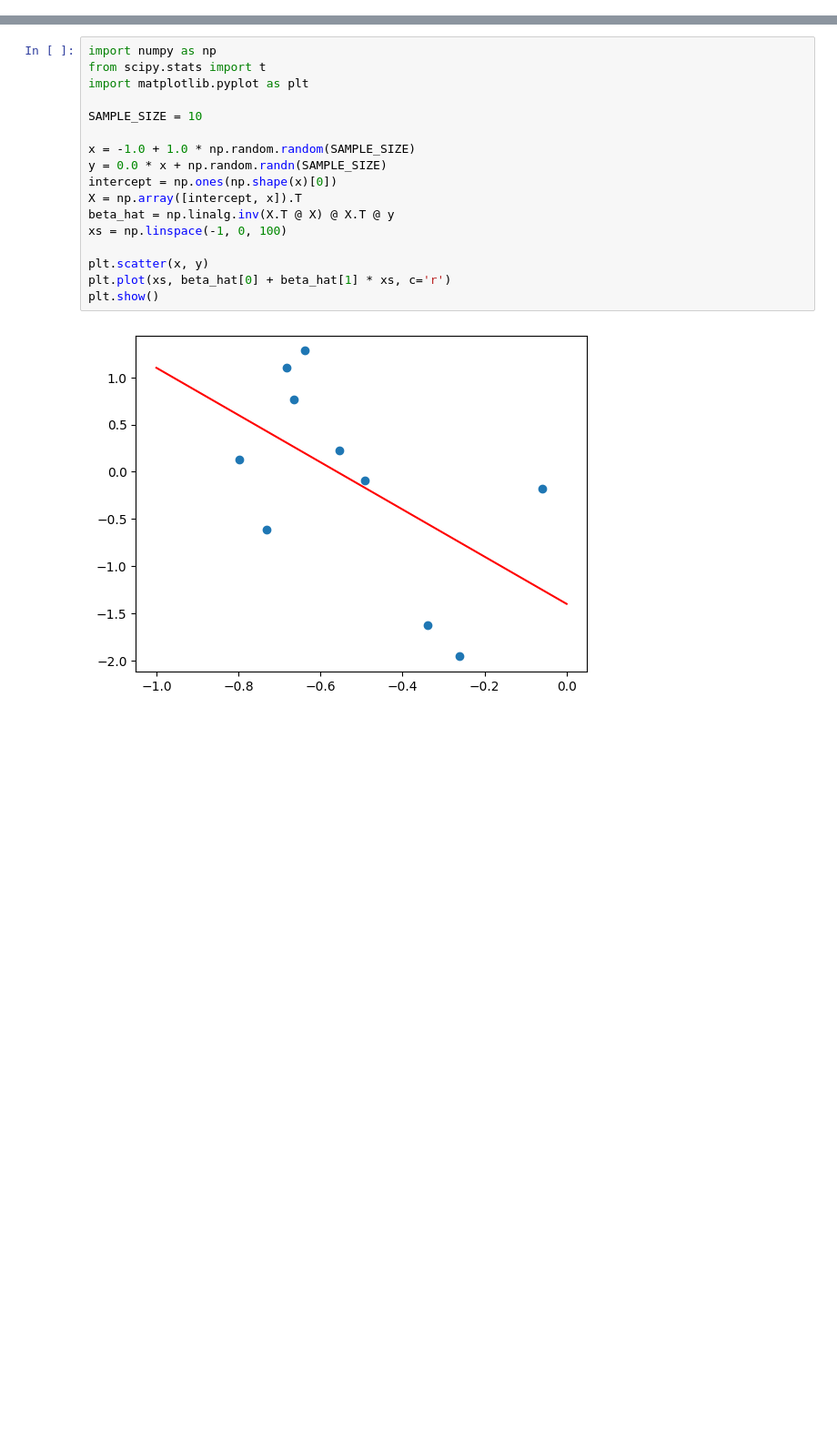
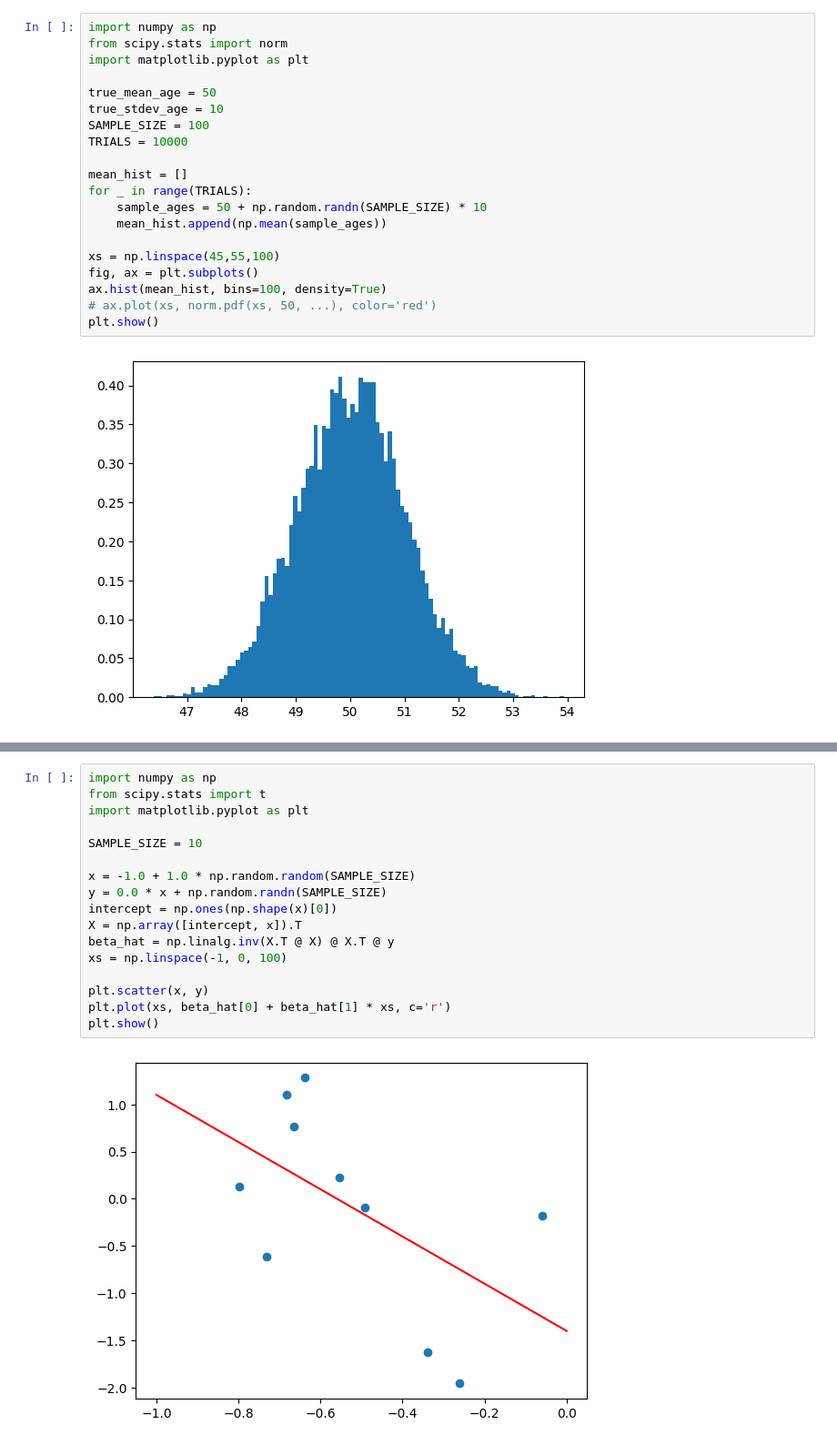
Before and after one commit to gallettilance/CS506-Fall2024, a Jupyter notebook: lecture_16/worksheet_16.ipynb, the cells around one changed output, grey strips where cells are left out. Shown at 91% size. Saved outputs shown, nothing was run; the diff lists cells and outputs as text; blank space fills up the shorter version.

```diff
--- a/lecture_16/worksheet_16.ipynb
+++ b/lecture_16/worksheet_16.ipynb
@@ -0,0 +9,22 @@
+# %%
+import numpy as np
+from scipy.stats import norm
+import matplotlib.pyplot as plt
+
+true_mean_age = 50
+true_stdev_age = 10
+SAMPLE_SIZE = 100
+TRIALS = 10000
+
+mean_hist = []
+for _ in range(TRIALS):
+    sample_ages = 50 + np.random.randn(SAMPLE_SIZE) * 10
+    mean_hist.append(np.mean(sample_ages))
+
+xs = np.linspace(45,55,100)
+fig, ax = plt.subplots()
+ax.hist(mean_hist, bins=100, density=True)
+# ax.plot(xs, norm.pdf(xs, 50, ...), color='red')
+plt.show()
+# %% [output]
+[figure, added]
```
Also changed, not shown: parts of 9 cells of this notebook.
